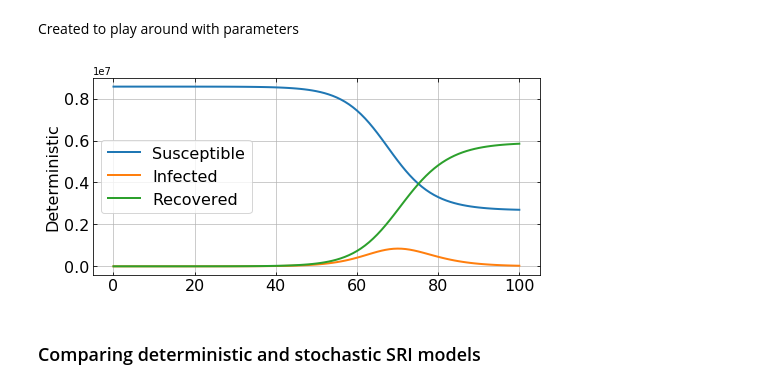
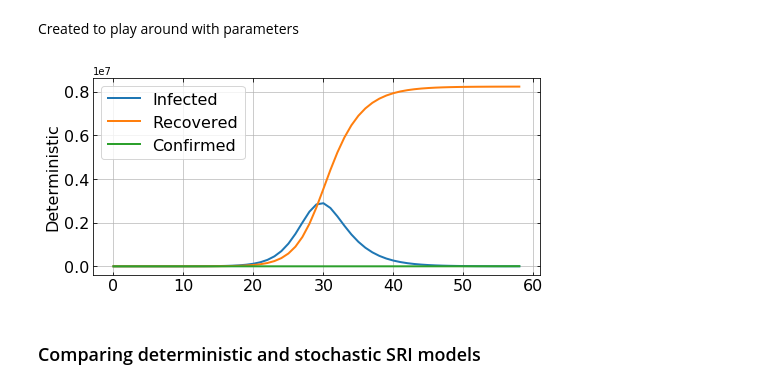
Before and after one commit to jeannechaverot/CovidForecasting, a Jupyter notebook: Simulator.ipynb, the cells around one changed output. Saved outputs shown, nothing was run; the diff lists cells and outputs as text; code cells hidden in the pictures.

```diff
--- a/Simulator.ipynb
+++ b/Simulator.ipynb
@@ -125,21 +125,23 @@ class StochasticSRI(SRI):
 # %% [markdown]
 Created to play around with parameters
 # %%
-params = {'beta' : 0.5, 'gamma' : 0.3, 'S0' : 8570000, 'I0' : 10, 'R0' : 0}
+params = {'beta' : 0.9, 'gamma' : 0.3, 'S0' : 8570000, 'I0' : 10, 'R0' : 0}
 model = DeterministicSRI(**params)
-model.evolve(days=100)
+model.evolve(days=58)
 
 xlabel = 'Days'
 ylabel = 'Deterministic'
 fig = plt.figure(figsize=(8,8))
 ax = fig.add_subplot(211)
-ax.plot(model.time, model.S, linewidth=2, label='Susceptible')
+#ax.plot(model.time, model.S, linewidth=2, label='Susceptible')
 ax.plot(model.time, model.I, linewidth=2, label='Infected')
 ax.plot(model.time, model.R, linewidth=2, label='Recovered')
+ax.plot(model.time, confirmed, linewidth=2, label='Confirmed')
+
 set_ax(ax, ylabel=ylabel, legend=True)
 plt.show()
 # %% [output]
-[figure, old version]
+[figure, new version]
 # %% [markdown]
 ### Comparing deterministic and stochastic SRI models
 # %%
```
Also changed, not shown: parts of 5 cells of this notebook.
